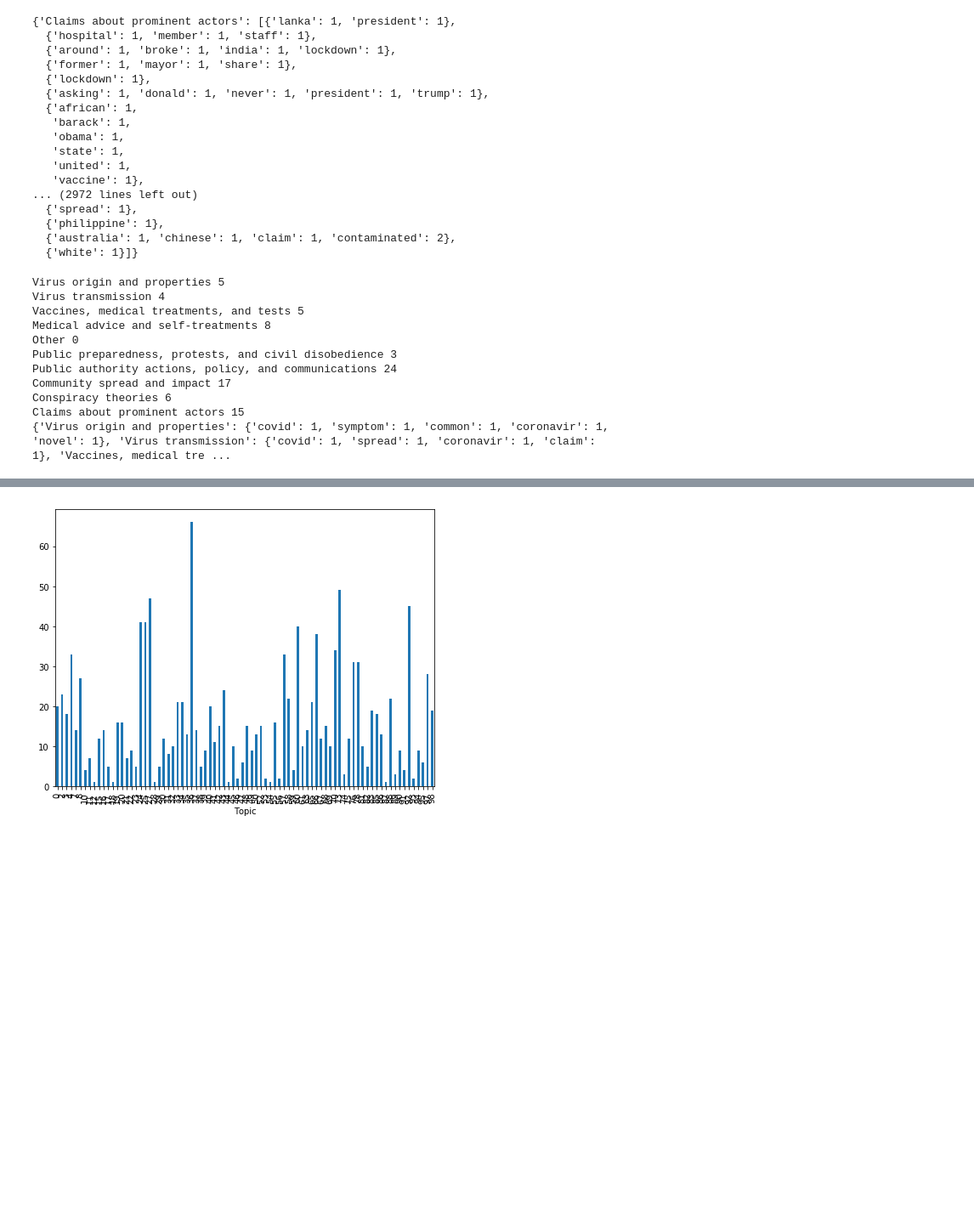
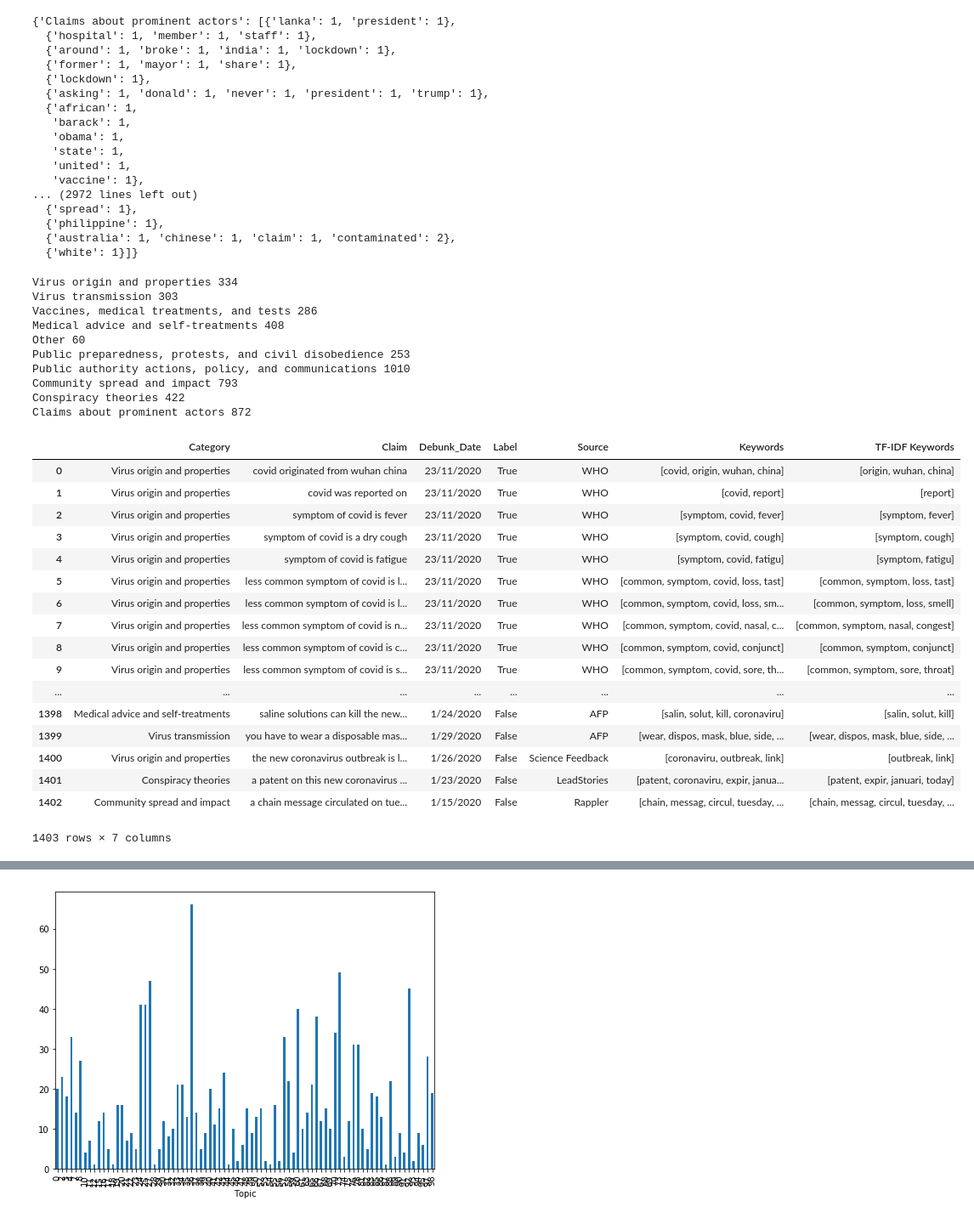
Before and after one commit to harvey-cash/covid-rumours, a Jupyter notebook: Rumour Categoriser.ipynb, the cells around one changed output, grey strips where cells are left out. Shown at 85% size. Drawn from its saved outputs; the diff is of its cells as text; code cells hidden in the pictures; blank space fills up the shorter version.

```diff
--- a/Rumour Categoriser.ipynb
+++ b/Rumour Categoriser.ipynb
@@ -44,6 +44,7 @@ df_new.head()
 | 4 | Virus origin and properties | symptom of covid is fatigue | 23/11/2020 | True | WHO |
 # %%
 db_stopwords = [
+    'iphoto',
     'photo',
     'photograph',
     'foto',
@@ -61,6 +62,8 @@ db_stopwords = [
     'post',
     'audio',
     'clip',
+    'show',
+    'shown',
 ]
 # %%
 import nltk
@@ -85,8 +88,10 @@ def clean_text(content_collection, threshold=4, porter_stem=False, lan_stem=Fals
         words = [wordnet_lemmatizer.lemmatize(w) for w in word_tokens if w not in stop_words] #remove stop words
         if porter_stem:
             words = [porter.stem(w) for w in words]
+            words = [word for word in words if word not in stop_words]
         if lan_stem:
             words = [lan_porter.stem(w) for w in words]
+            words = [word for word in words if word not in stop_words]
         #lowercase, remove stop words and punctuation/numbers
         clean_content.append( [w for w in words if len(w) > threshold] )
     return clean_content
@@ -205,31 +210,53 @@ bow_corpus_per_rumour_categories
 # %%
 #BOW PER CATEGORY
 import json
+import gensim
+import gensim.corpora as corpora
 bow_corpus_per_category = {}
+clean_content = clean_text(df_new['Claim'], threshold=3, porter_stem=True) #threshold 3, 4, both stemming
+df_new['Keywords'] = clean_content
 for category in df_new['Category'].unique():
     cat_content = df_new['Keywords'][df_new['Category'].eq(category)]
     dictionary = gensim.corpora.Dictionary(cat_content.tolist())
-    dictionary.filter_extremes(no_below=10, no_above=0.8, keep_n=100000)
-    for rumour in cat_content:
-        bow = dictionary.doc2bow(rumour)
-        #print({ dictionary[b[0]]: b[1] for b in bow })
+    dictionary.filter_extremes(no_below=1, no_above=0.3) #2, 3, 4, 5, 8
     bow_corpus_per_category[category] = { dictionary[b[0]]: b[1] for rumour in cat_content for b in dictionary.doc2bow(rumour) }
     print(category, len(bow_corpus_per_category[category]))
-print(bow_corpus_per_category)
-#with open('bowPerCategoryNew.json', 'w') as outfile:
-#    json.dump(bow_corpus_per_category, outfile)
+
+new_keywords = []
+for index, row in df_new.iterrows():
+    new_keywords.append([word for word in row['Keywords'] if word in bow_corpus_per_category[row['Category']]])
+df_new['TF-IDF Keywords'] = new_keywords
+with open('newAllKeywordsCategoryFilter.json', 'w') as outfile:
+    json.dump(new_keywords, outfile)
 # %% [output]
-Virus origin and properties 5
-Virus transmission 4
-Vaccines, medical treatments, and tests 5
-Medical advice and self-treatments 8
-Other 0
-Public preparedness, protests, and civil disobedience 3
-Public authority actions, policy, and communications 24
-Community spread and impact 17
-Conspiracy theories 6
-Claims about prominent actors 15
-{'Virus origin and properties': {'covid': 1, 'symptom': 1, 'common': 1, 'coronavir': 1, 'novel': 1}, 'Virus transmission': {'covid': 1, 'spread': 1, 'coronavir': 1, 'claim': 1}, 'Vaccines, medical tre ...
+Virus origin and properties 334
+Virus transmission 303
+Vaccines, medical treatments, and tests 286
+Medical advice and self-treatments 408
+Other 60
+Public preparedness, protests, and civil disobedience 253
+Public authority actions, policy, and communications 1010
+Community spread and impact 793
+Conspiracy theories 422
+Claims about prominent actors 872
+|  | Category | Claim | Debunk_Date | Label | Source | Keywords | TF-IDF Keywords |
+| 0 | Virus origin and properties | covid originated from wuhan china | 23/11/2020 | True | WHO | [covid, origin, wuhan, china] | [origin, wuhan, china] |
+| 1 | Virus origin and properties | covid was reported on | 23/11/2020 | True | WHO | [covid, report] | [report] |
+| 2 | Virus origin and properties | symptom of covid is fever | 23/11/2020 | True | WHO | [symptom, covid, fever] | [symptom, fever] |
+| 3 | Virus origin and properties | symptom of covid is a dry cough | 23/11/2020 | True | WHO | [symptom, covid, cough] | [symptom, cough] |
+| 4 | Virus origin and properties | symptom of covid is fatigue | 23/11/2020 | True | WHO | [symptom, covid, fatigu] | [symptom, fatigu] |
+| 5 | Virus origin and properties | less common symptom of covid is l... | 23/11/2020 | True | WHO | [common, symptom, covid, loss, tast] | [common, symptom, loss, tast] |
+| 6 | Virus origin and properties | less common symptom of covid is l... | 23/11/2020 | True | WHO | [common, symptom, covid, loss, sm... | [common, symptom, loss, smell] |
+| 7 | Virus origin and properties | less common symptom of covid is n... | 23/11/2020 | True | WHO | [common, symptom, covid, nasal, c... | [common, symptom, nasal, congest] |
+| 8 | Virus origin and properties | less common symptom of covid is c... | 23/11/2020 | True | WHO | [common, symptom, covid, conjunct] | [common, symptom, conjunct] |
+| 9 | Virus origin and properties | less common symptom of covid is s... | 23/11/2020 | True | WHO | [common, symptom, covid, sore, th... | [common, symptom, sore, throat] |
+| ... | ... | ... | ... | ... | ... | ... | ... |
+| 1398 | Medical advice and self-treatments | saline solutions can kill the new... | 1/24/2020 | False | AFP | [salin, solut, kill, coronaviru] | [salin, solut, kill] |
+| 1399 | Virus transmission | you have to wear a disposable mas... | 1/29/2020 | False | AFP | [wear, dispos, mask, blue, side, ... | [wear, dispos, mask, blue, side, ... |
+| 1400 | Virus origin and properties | the new coronavirus outbreak is l... | 1/26/2020 | False | Science Feedback | [coronaviru, outbreak, link] | [outbreak, link] |
+| 1401 | Conspiracy theories | a patent on this new coronavirus ... | 1/23/2020 | False | LeadStories | [patent, coronaviru, expir, janua... | [patent, expir, januari, today] |
+| 1402 | Community spread and impact | a chain message circulated on tue... | 1/15/2020 | False | Rappler | [chain, messag, circul, tuesday, ... | [chain, messag, circul, tuesday, ... |
+1403 rows × 7 columns
 # %%
 all_keywords = [word for rumour in df_new['Keywords'] for word in rumour ]
 dictionary = gensim.corpora.Dictionary(df_new['Keywords'])
```
Also changed, not shown: parts of 2 cells of this notebook, 4 other files.
